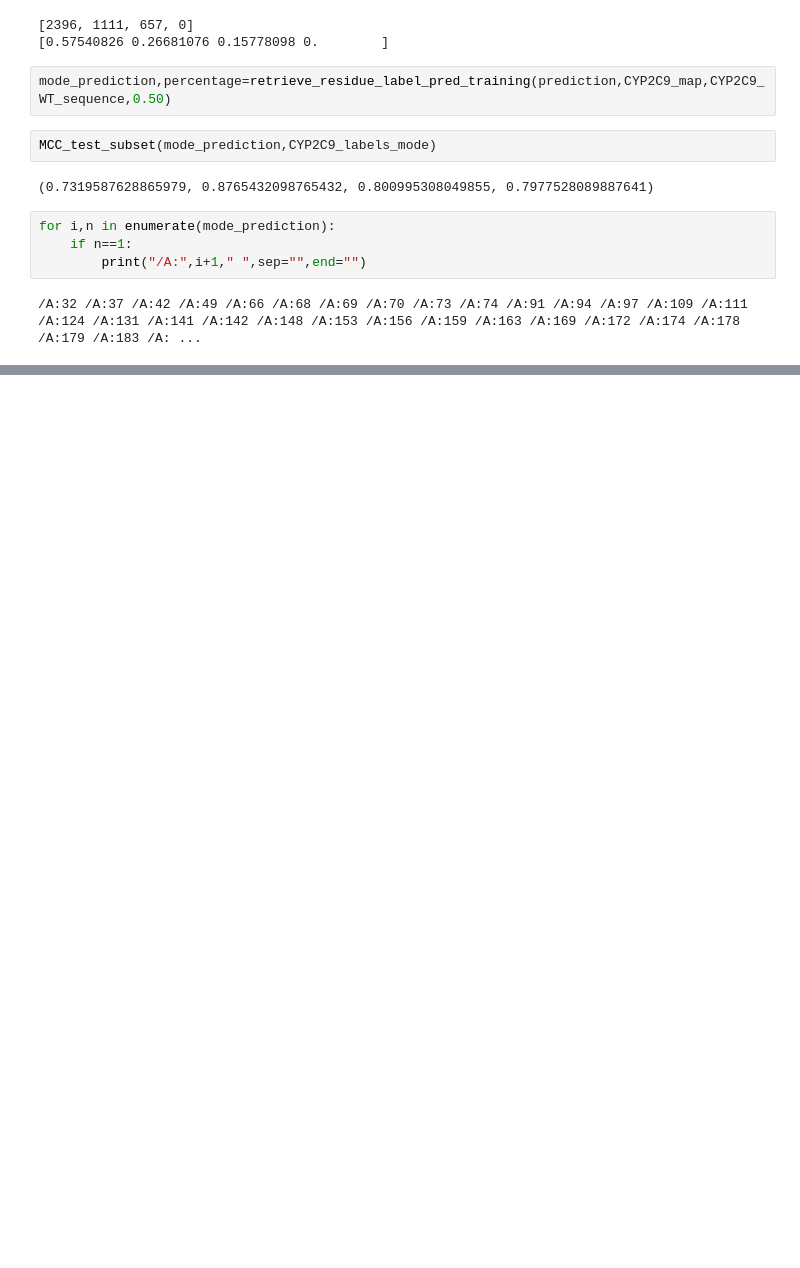
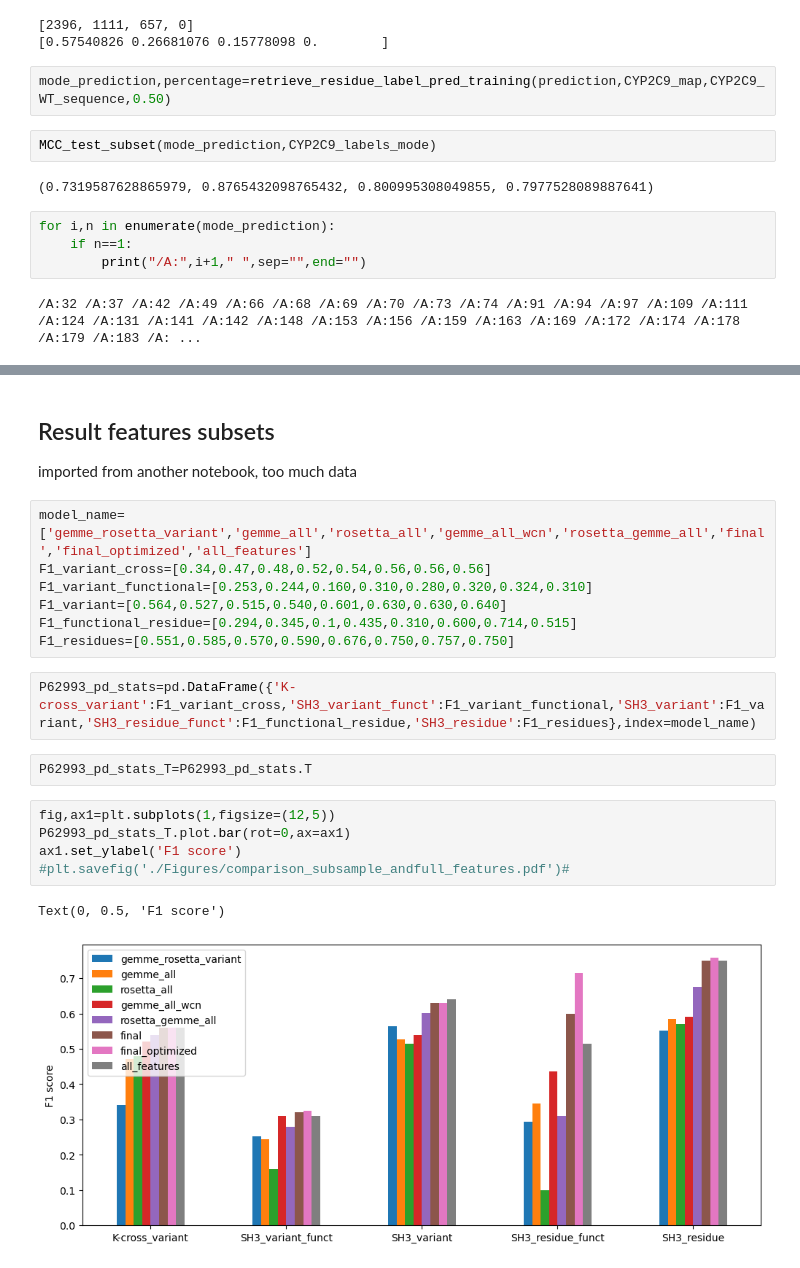
Before and after one commit to KULL-Centre/_2022_functional-sites-cagiada, a Jupyter notebook: jupyter_notebooks_analysis_figures_paper/model_training.ipynb, the cells around one changed output, grey strips where cells are left out. Saved outputs shown, nothing was run; the diff lists cells and outputs as text; blank space fills up the shorter version.

Commit message:
update training notebook

```diff
--- a/jupyter_notebooks_analysis_figures_paper/model_training.ipynb
+++ b/jupyter_notebooks_analysis_figures_paper/model_training.ipynb
@@ -1922,0 +3428,22 @@ for i,n in enumerate(mode_prediction):
+# %% [markdown]
+## Result features subsets
+imported from another notebook, too much data
+# %%
+model_name=['gemme_rosetta_variant','gemme_all','rosetta_all','gemme_all_wcn','rosetta_gemme_all','final','final_optimized','all_features']
+F1_variant_cross=[0.34,0.47,0.48,0.52,0.54,0.56,0.56,0.56]
+F1_variant_functional=[0.253,0.244,0.160,0.310,0.280,0.320,0.324,0.310]
+F1_variant=[0.564,0.527,0.515,0.540,0.601,0.630,0.630,0.640]
+F1_functional_residue=[0.294,0.345,0.1,0.435,0.310,0.600,0.714,0.515]
+F1_residues=[0.551,0.585,0.570,0.590,0.676,0.750,0.757,0.750]
+# %%
+P62993_pd_stats=pd.DataFrame({'K-cross_variant':F1_variant_cross,'SH3_variant_funct':F1_variant_functional,'SH3_variant':F1_variant,'SH3_residue_funct':F1_functional_residue,'SH3_residue':F1_residues},index=model_name)
+# %%
+P62993_pd_stats_T=P62993_pd_stats.T
+# %%
+fig,ax1=plt.subplots(1,figsize=(12,5))
+P62993_pd_stats_T.plot.bar(rot=0,ax=ax1)
+ax1.set_ylabel('F1 score')
+#plt.savefig('./Figures/comparison_subsample_andfull_features.pdf')#
+# %% [output]
+Text(0, 0.5, 'F1 score')
+[figure, added]
```
Also changed, not shown: parts of 205 cells of this notebook.
